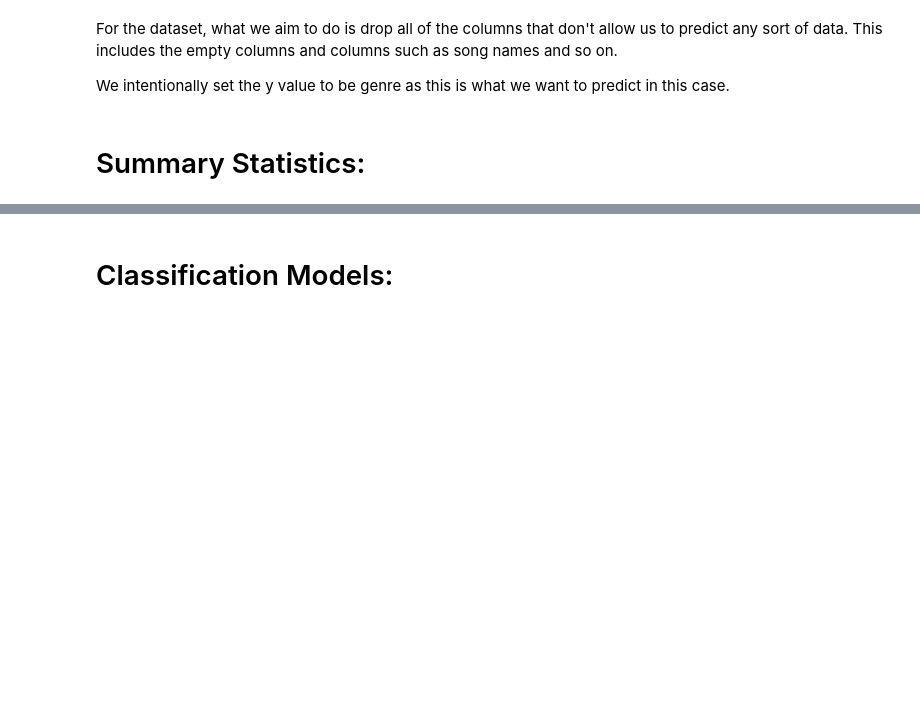
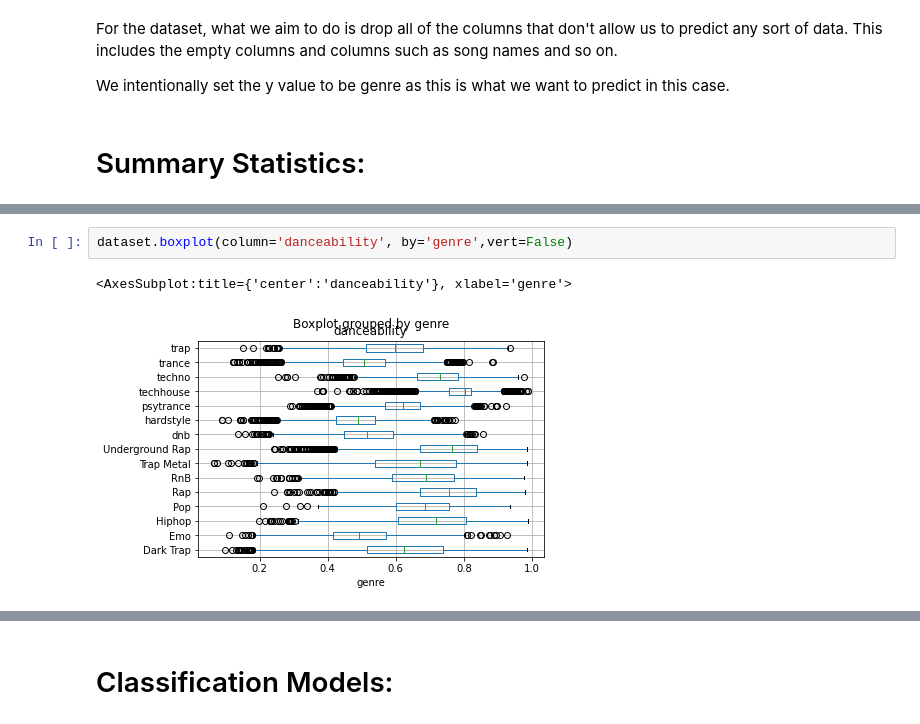
Before and after one commit to by-edu/prj2-preprocessing, a Jupyter notebook: src/prj2.ipynb, the cells around one changed output, grey strips where cells are left out. Cells and saved outputs as stored; diff of their text form; blank space fills up the shorter version.

```diff
--- a/src/prj2.ipynb
+++ b/src/prj2.ipynb
@@ -117,0 +120,5 @@ trap             0.97300  1.000
+# %%
+dataset.boxplot(column='danceability', by='genre',vert=False)
+# %% [output]
+<AxesSubplot:title={'center':'danceability'}, xlabel='genre'>
+[figure, added]
```
Also changed, not shown: parts of 19 cells of this notebook.
